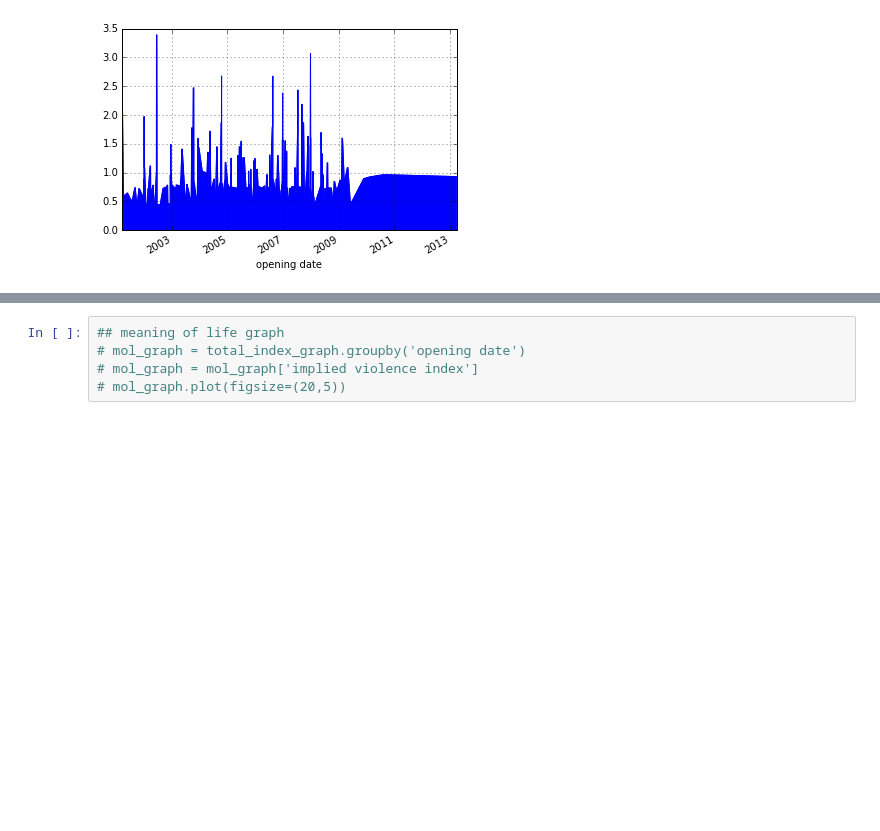
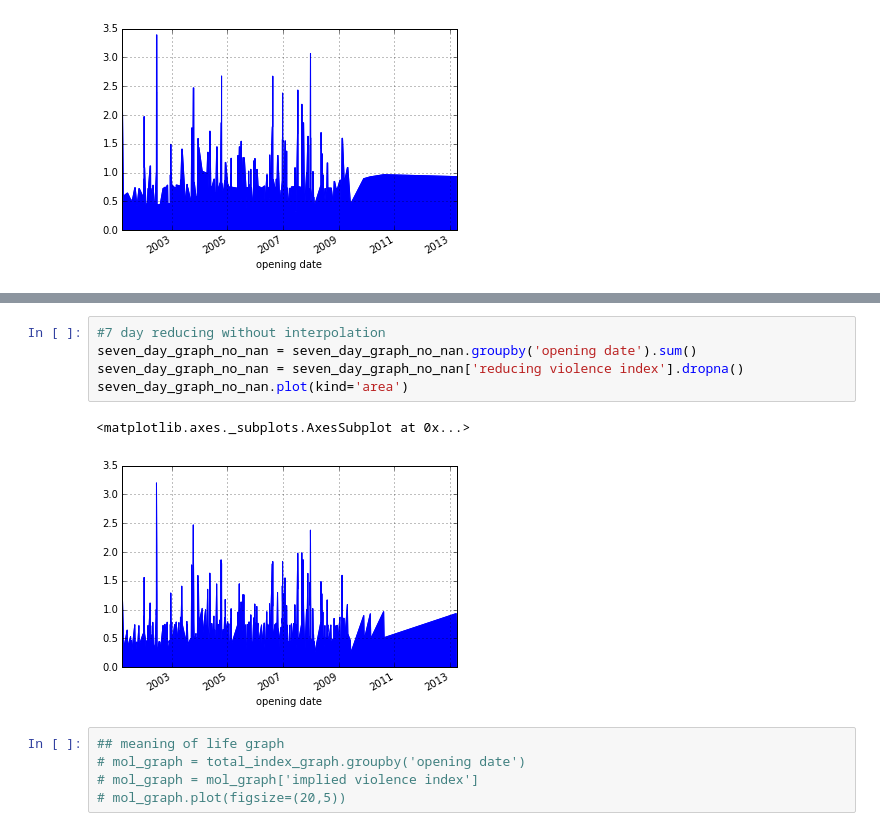
Before and after one commit to potatochip/movie_data_scraping, a Jupyter notebook: Violence_index_revised.ipynb, the cells around one changed output, grey strips where cells are left out. Drawn from its saved outputs; the diff is of its cells as text; blank space fills up the shorter version.

```diff
--- a/Violence_index_revised.ipynb
+++ b/Violence_index_revised.ipynb
@@ -316,3 +308,11 @@ seven_day_graph['reducing implied violence index'] = seven_day_graph['implied vi
+# %%
+#7 day reducing without interpolation
+seven_day_graph_no_nan = seven_day_graph_no_nan.groupby('opening date').sum()
+seven_day_graph_no_nan = seven_day_graph_no_nan['reducing violence index'].dropna()
+seven_day_graph_no_nan.plot(kind='area')
+# %% [output]
+<matplotlib.axes._subplots.AxesSubplot at 0x...>
+[figure, added]
 # %%
 ## meaning of life graph
 # mol_graph = total_index_graph.groupby('opening date')
```
Also changed, not shown: parts of 9 cells of this notebook.
